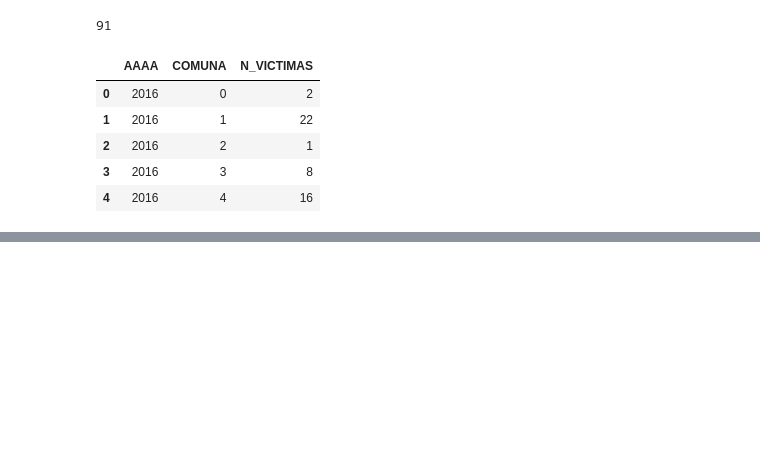
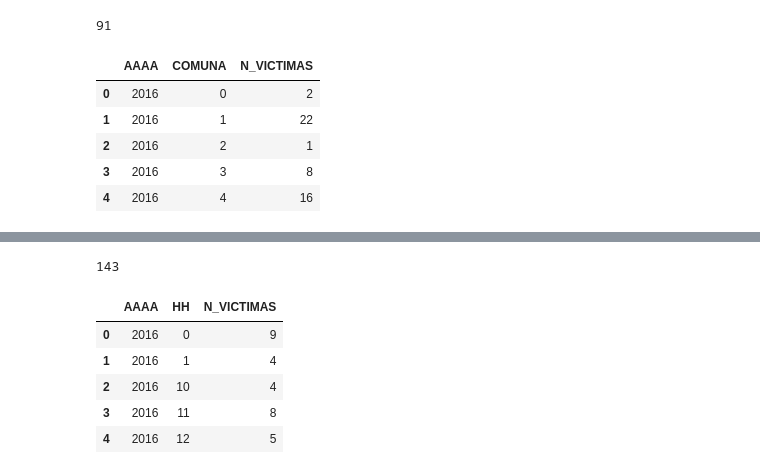
Before and after one commit to rfpcast/DA_BA_Project2, a Jupyter notebook: ETL_Parte_2.ipynb, the cells around one changed output, grey strips where cells are left out. Saved outputs shown, nothing was run; the diff lists cells and outputs as text; code cells hidden in the pictures; blank space fills up the shorter version.

```diff
--- a/ETL_Parte_2.ipynb
+++ b/ETL_Parte_2.ipynb
@@ -611,0 +642,15 @@ df_1_ETL2_10_v1.head(5)
+# %%
+df_1_ETL2_12_v1 = df_1_ETL2.copy()
+# %%
+df_1_ETL2_12_v1 = df_1_ETL2_12_v1.groupby(['AAAA', 'HH'])['N_VICTIMAS'].sum().reset_index()
+# %%
+print(len(df_1_ETL2_12_v1))
+df_1_ETL2_12_v1.head(5)
+# %% [output]
+143
+|  | AAAA | HH | N_VICTIMAS |
+| 0 | 2016 | 0 | 9 |
+| 1 | 2016 | 1 | 4 |
+| 2 | 2016 | 10 | 4 |
+| 3 | 2016 | 11 | 8 |
+| 4 | 2016 | 12 | 5 |
```
Also changed, not shown: parts of 11 cells of this notebook, 1 other file.
